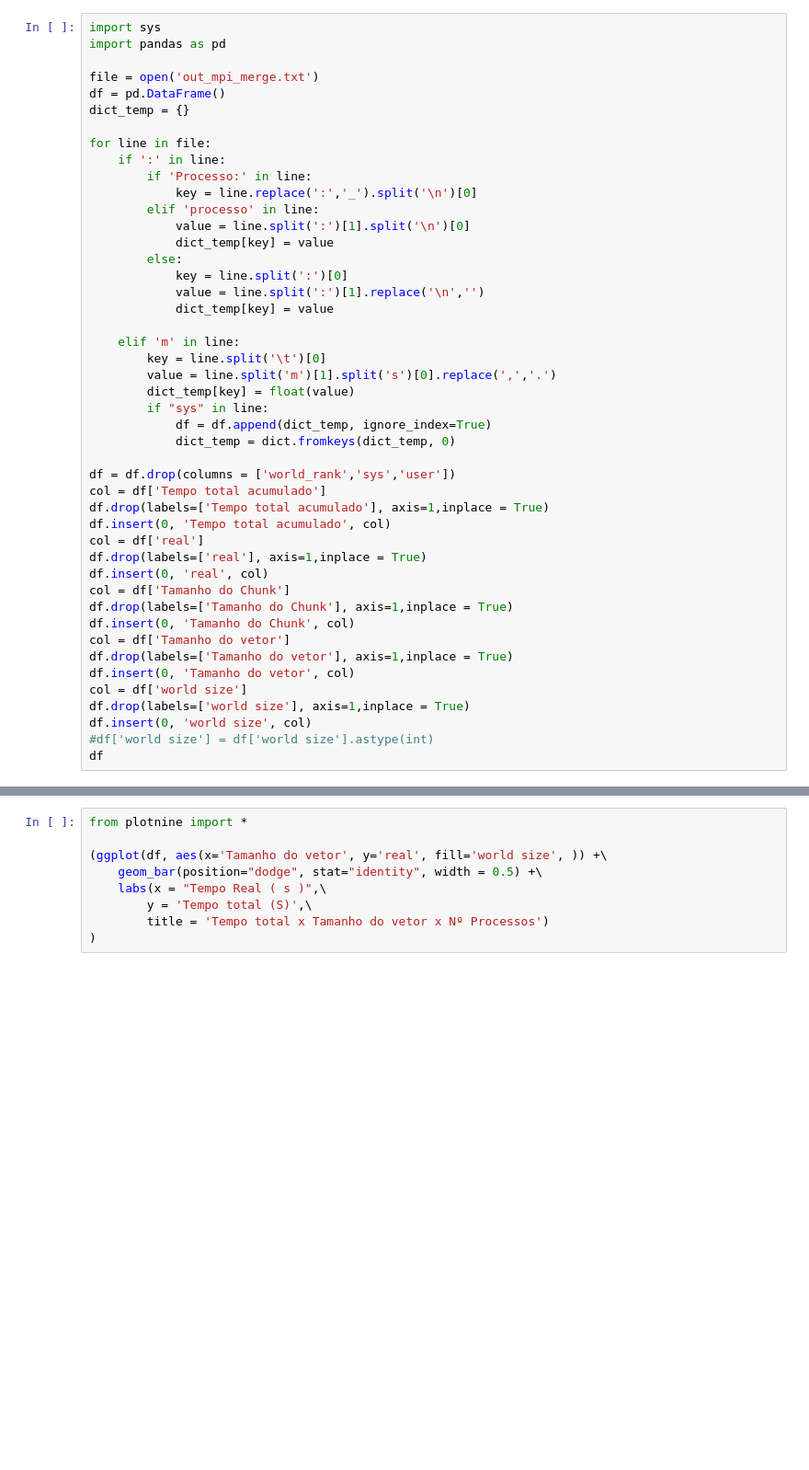
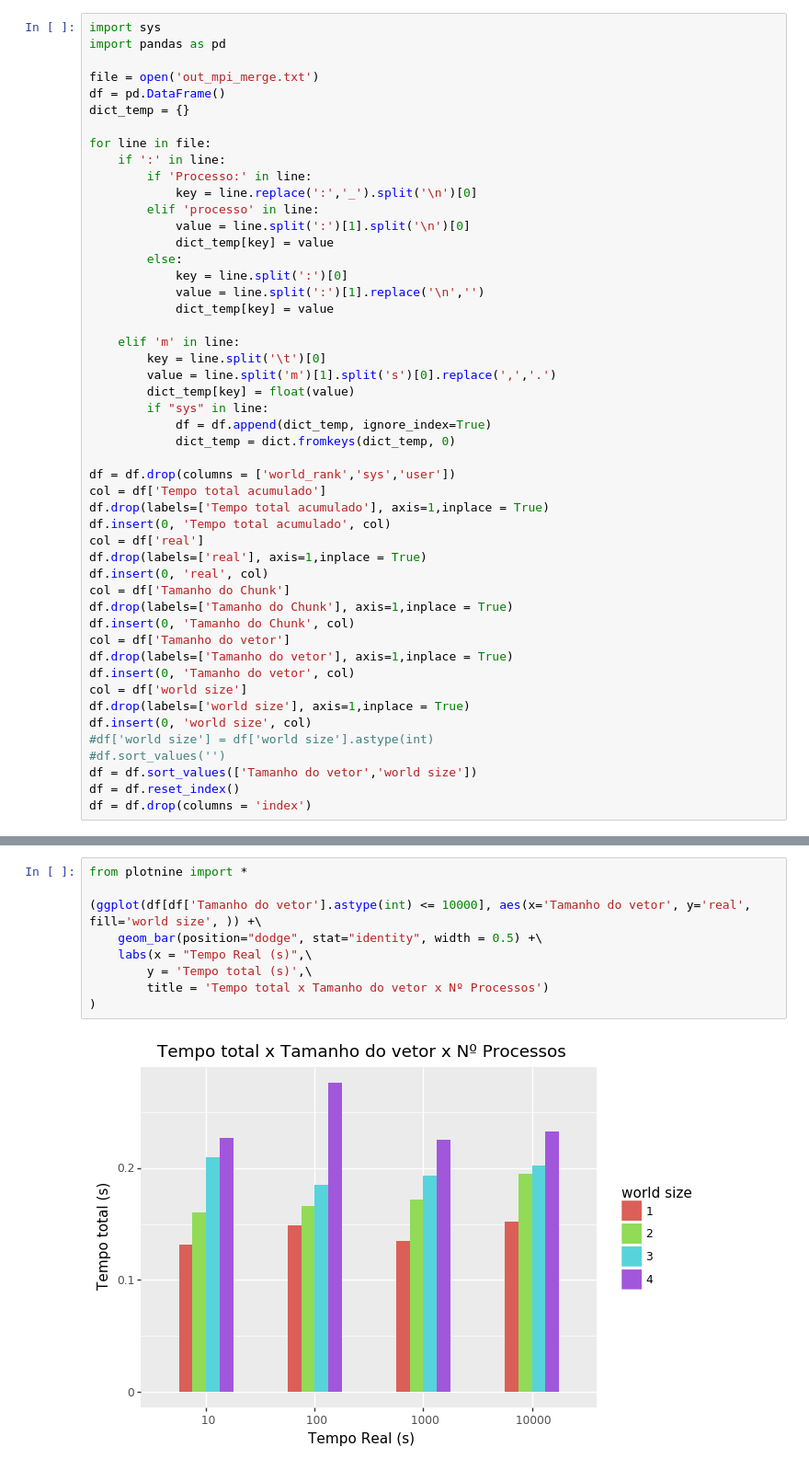
Before and after one commit to dwahast/IPPD, a Jupyter notebook: merge_analise.ipynb, the cells around one changed output, grey strips where cells are left out. Shown: that part at 92% size. Saved outputs shown, nothing was run; the diff lists cells and outputs as text; blank space fills up the shorter version.

```diff
--- a/merge_analise.ipynb
+++ b/merge_analise.ipynb
@@ -43,4 +43,7 @@ col = df['world size']
 df.drop(labels=['world size'], axis=1,inplace = True)
 df.insert(0, 'world size', col)
 #df['world size'] = df['world size'].astype(int)
-df
+#df.sort_values('')
+df = df.sort_values(['Tamanho do vetor','world size'])
+df = df.reset_index()
+df = df.drop(columns = 'index')
@@ -67,9 +97,11 @@ df.columns
 # %%
 from plotnine import *
 
-(ggplot(df, aes(x='Tamanho do vetor', y='real', fill='world size', )) +\
+(ggplot(df[df['Tamanho do vetor'].astype(int) <= 10000], aes(x='Tamanho do vetor', y='real', fill='world size', )) +\
     geom_bar(position="dodge", stat="identity", width = 0.5) +\
-    labs(x = "Tempo Real ( s )",\
-        y = 'Tempo total (S)',\
+    labs(x = "Tempo Real (s)",\
+        y = 'Tempo total (s)',\
         title = 'Tempo total x Tamanho do vetor x Nº Processos')
 )
+# %% [output]
+[figure, added]
```
Also changed, not shown: parts of 8 cells of this notebook, 1 other file.
